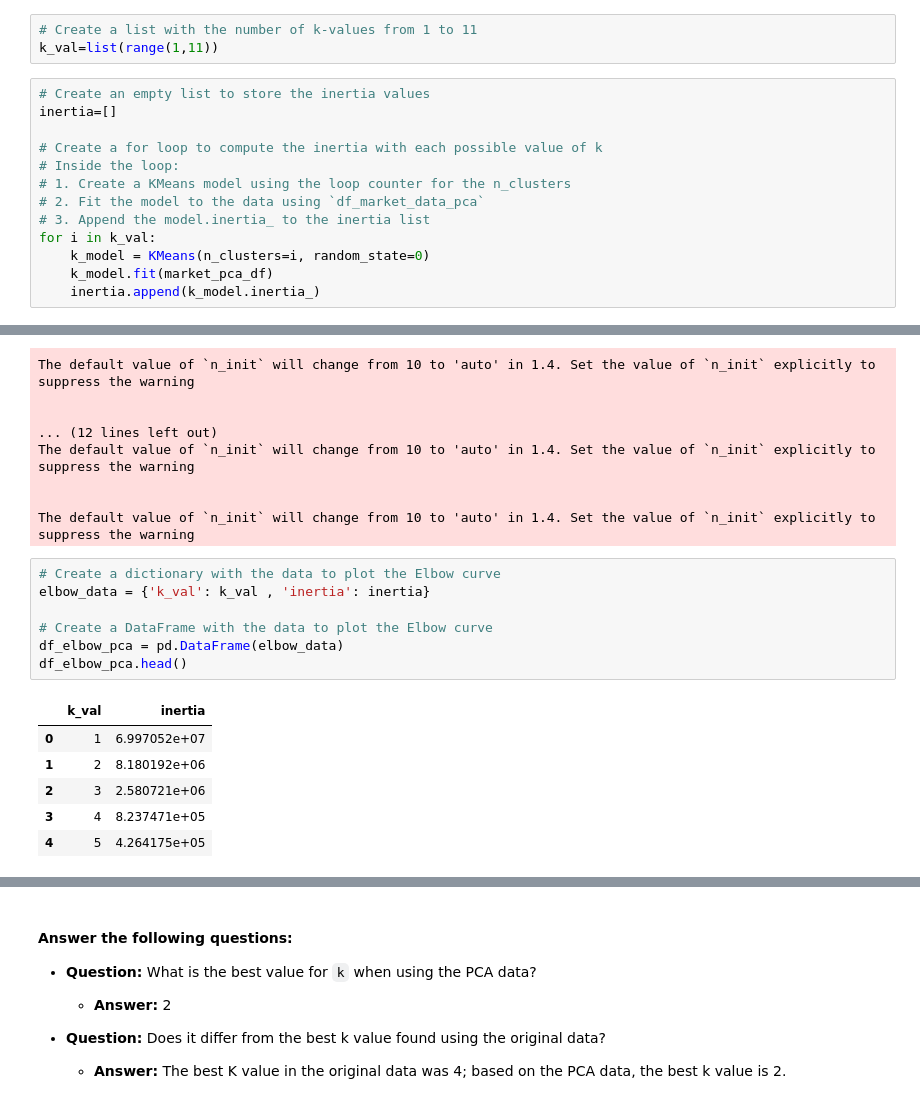
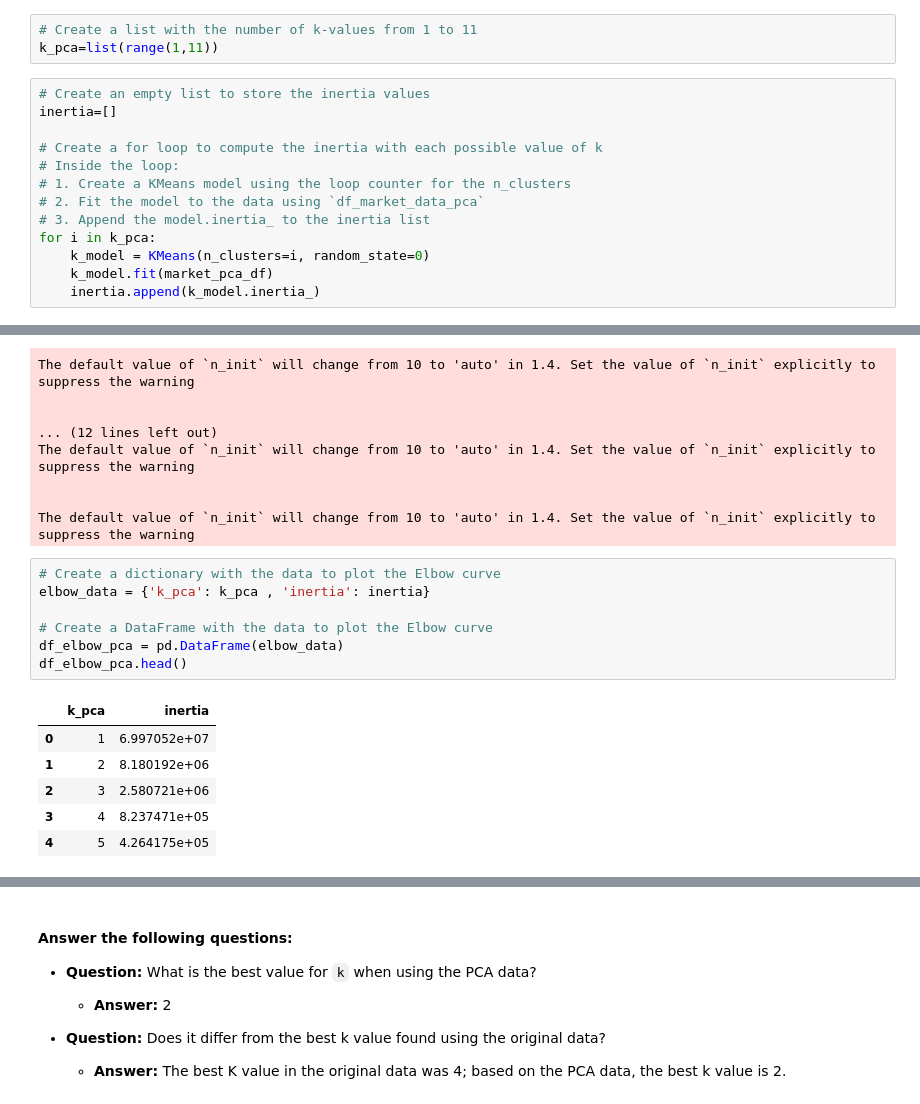
Before and after one commit to AntoFa1990/cryptoclustering, a Jupyter notebook: Crypto_Clustering_Challenge_19.ipynb, the cells around one changed output, grey strips where cells are left out. Cells and saved outputs as stored; diff of their text form.

```diff
--- a/Crypto_Clustering_Challenge_19.ipynb
+++ b/Crypto_Clustering_Challenge_19.ipynb
@@ -292,7 +292,7 @@ market_pca_df.head(5)
 ### Find the Best Value for k Using the PCA Data
 # %%
 # Create a list with the number of k-values from 1 to 11
-k_val=list(range(1,11))
+k_pca=list(range(1,11))
 # %%
 # Create an empty list to store the inertia values
 inertia=[]
@@ -302,7 +302,7 @@ inertia=[]
 # 1. Create a KMeans model using the loop counter for the n_clusters
 # 2. Fit the model to the data using `df_market_data_pca`
 # 3. Append the model.inertia_ to the inertia list
-for i in k_val:
+for i in k_pca:
     k_model = KMeans(n_clusters=i, random_state=0)
     k_model.fit(market_pca_df)
     inertia.append(k_model.inertia_)
@@ -326,13 +326,13 @@ The default value of `n_init` will change from 10 to 'auto' in 1.4. Set the valu
 The default value of `n_init` will change from 10 to 'auto' in 1.4. Set the value of `n_init` explicitly to suppress the warning
 # %%
 # Create a dictionary with the data to plot the Elbow curve
-elbow_data = {'k_val': k_val , 'inertia': inertia}
+elbow_data = {'k_pca': k_pca , 'inertia': inertia}
 
 # Create a DataFrame with the data to plot the Elbow curve
 df_elbow_pca = pd.DataFrame(elbow_data)
 df_elbow_pca.head()
 # %% [output]
-|  | k_val | inertia |
+|  | k_pca | inertia |
 | 0 | 1 | 6.997052e+07 |
 | 1 | 2 | 8.180192e+06 |
 | 2 | 3 | 2.580721e+06 |
```
Also changed, not shown: parts of 3 cells of this notebook.
